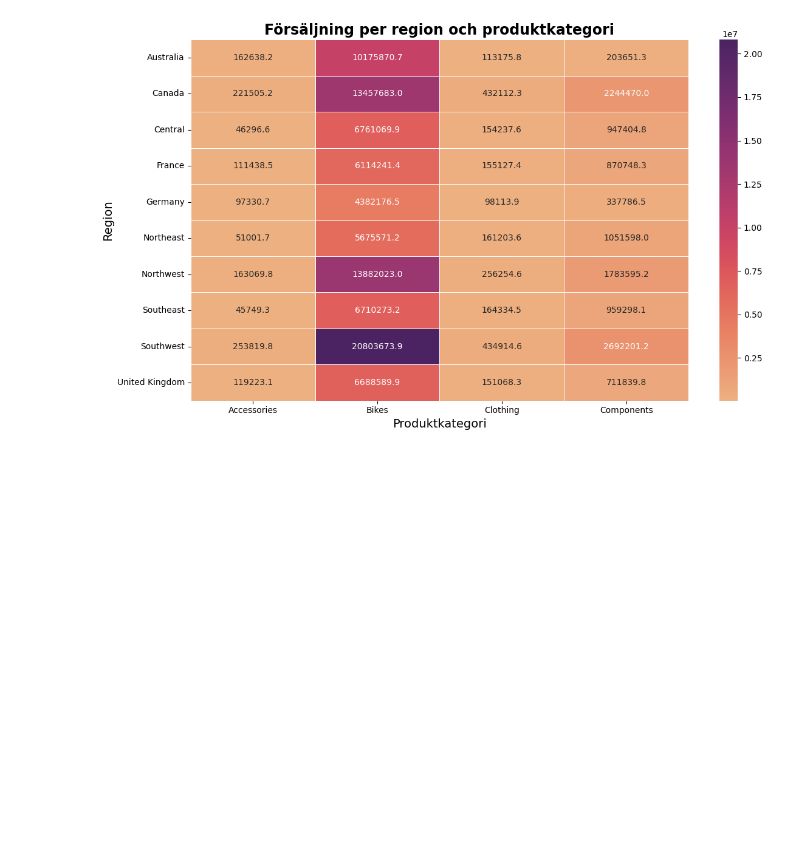
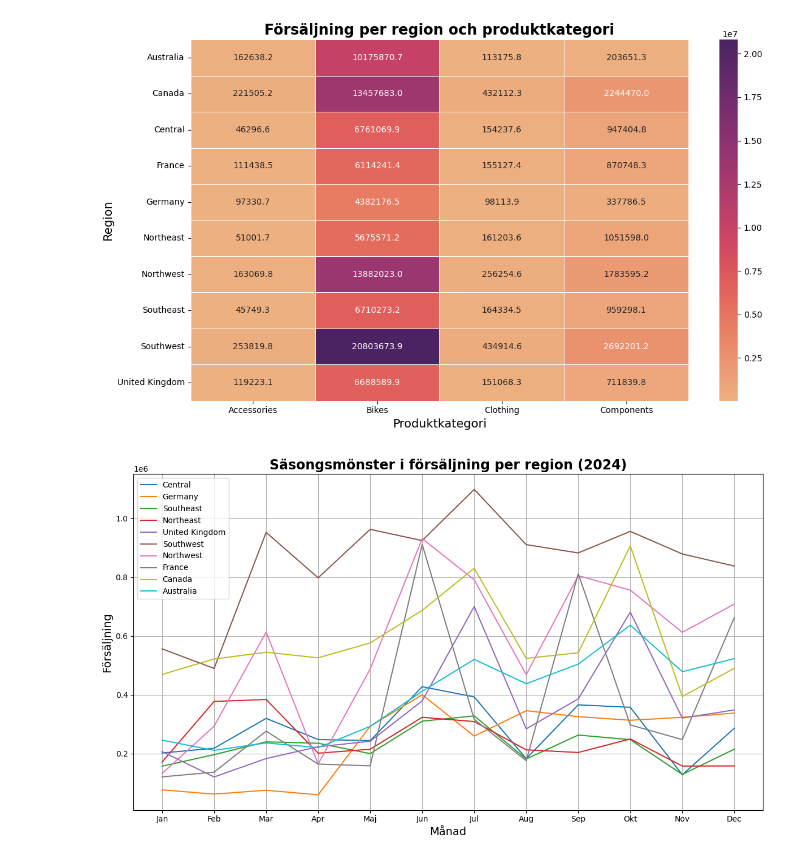
Before and after one commit to MagdalenaPersson/adventureworks-analys, a Jupyter notebook: notebooks/analys.ipynb, the cells around one changed output. Drawn from its saved outputs; the diff is of its cells as text; code cells hidden in the pictures; blank space fills up the shorter version.

```diff
--- a/notebooks/analys.ipynb
+++ b/notebooks/analys.ipynb
@@ -523,3 +523,41 @@ plt.tight_layout()
 plt.show()
 # %% [output]
 [figure]
+# %%
+query_vis9 = """
+SELECT
+    st.Name AS Region,
+    YEAR(OrderDate) AS [Year],
+    MONTH(OrderDate) AS [Month],
+    SUM(TotalDue) AS TotalSales
+FROM Sales.SalesOrderHeader soh
+INNER JOIN Sales.SalesTerritory st ON soh.TerritoryID = st.TerritoryID
+WHERE OrderDate >= '2024-01-01'
+AND OrderDate < '2025-01-01'
+GROUP BY st.Name, YEAR(OrderDate), MONTH(OrderDate)
+ORDER BY [Year], [Month]
+"""
+
+df_vis9 = query_df(query_vis9)
+
+fig, ax = plt.subplots(figsize=(12,7))
+
+for region in df_vis9["Region"].unique():
+    data = df_vis9[df_vis9["Region"] == region]
+    ax.plot(data["Month"], data["TotalSales"], label=region)
+
+ax.set_title("Säsongsmönster i försäljning per region (2024)", fontsize=17, fontweight="bold")
+ax.set_xlabel("Månad", fontsize=14)
+ax.set_ylabel("Försäljning", fontsize=14)
+ax.set_xticks(range(1, 13))
+ax.set_xticklabels(
+    ["Jan", "Feb", "Mar", "Apr", "Maj", "Jun",
+     "Jul", "Aug", "Sep", "Okt", "Nov", "Dec"]
+)
+ax.legend()
+ax.grid(True)
+
+plt.tight_layout()
+plt.show()
+# %% [output]
+[figure, added]
```
Also changed, not shown: parts of 1 cell of this notebook, 2 other files.
